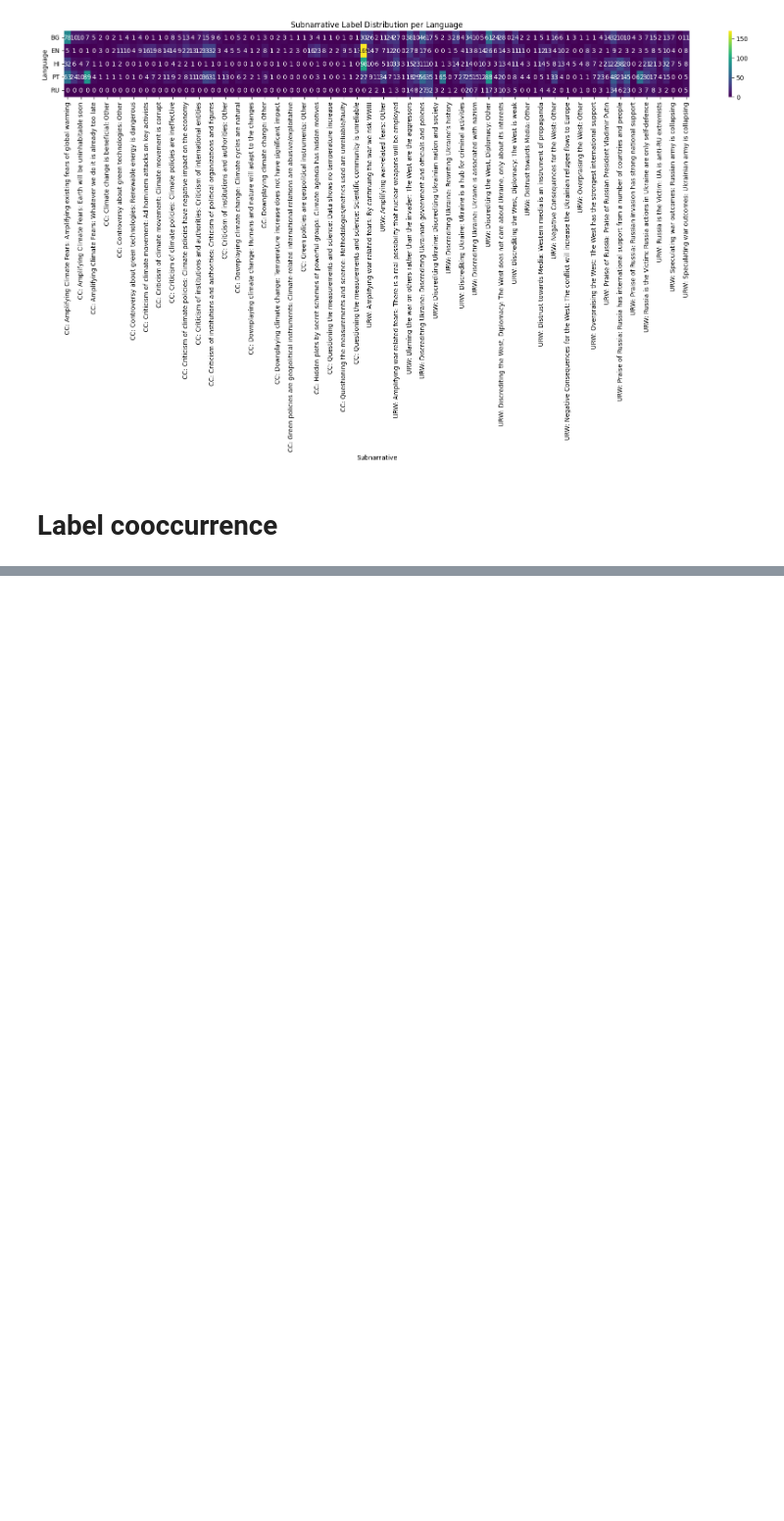
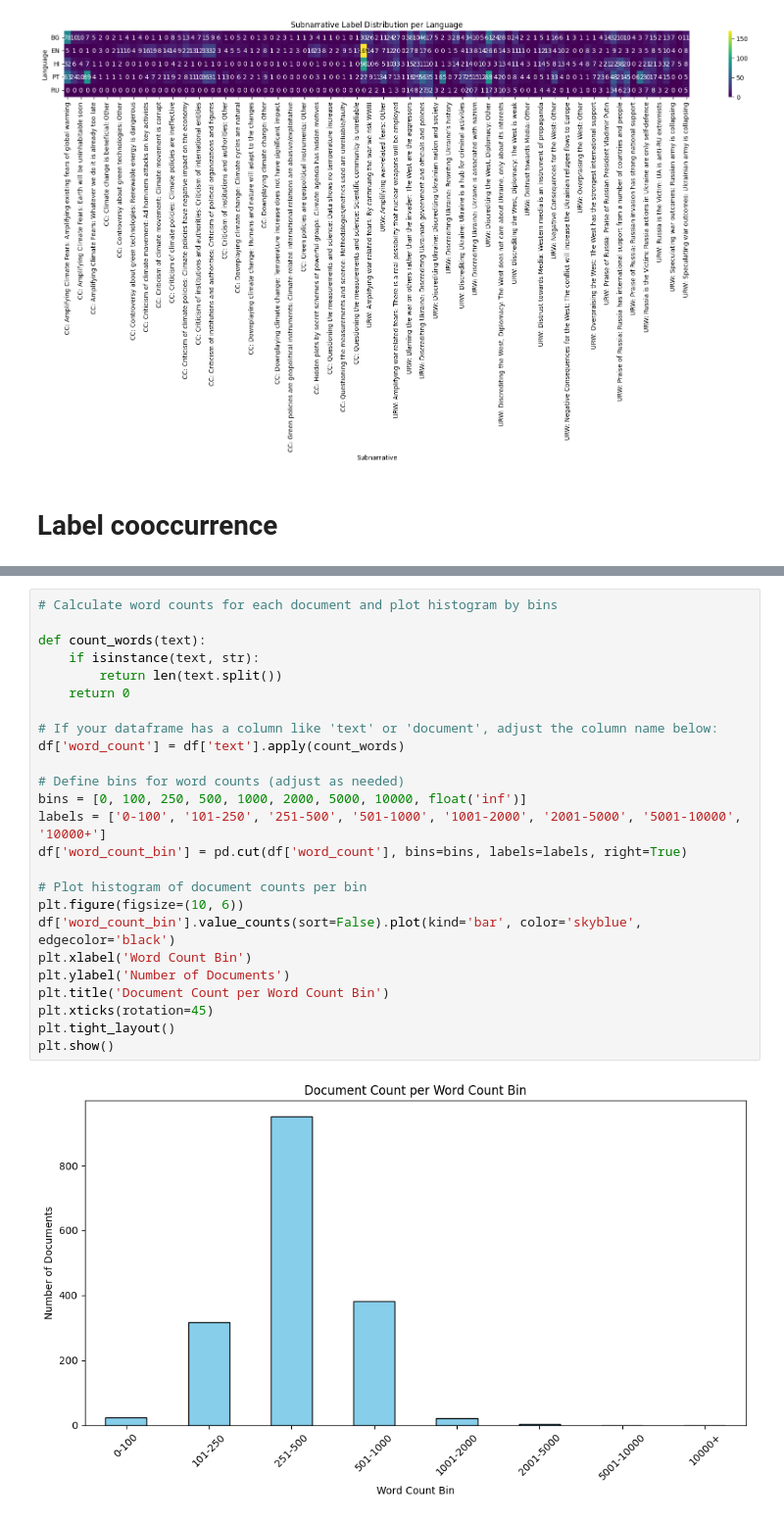
Before and after one commit to NourJadiri/hybrid-text-classification, a Jupyter notebook: notebooks/02_data_visualisation.ipynb, the cells around one changed output, grey strips where cells are left out. Shown at 98% size. Saved outputs shown, nothing was run; the diff lists cells and outputs as text; blank space fills up the shorter version.

```diff
--- a/notebooks/02_data_visualisation.ipynb
+++ b/notebooks/02_data_visualisation.ipynb
@@ -238,0 +238,27 @@ plt.show()
+# %%
+# Calculate word counts for each document and plot histogram by bins
+
+def count_words(text):
+    if isinstance(text, str):
+        return len(text.split())
+    return 0
+
+# If your dataframe has a column like 'text' or 'document', adjust the column name below:
+df['word_count'] = df['text'].apply(count_words)
+
+# Define bins for word counts (adjust as needed)
+bins = [0, 100, 250, 500, 1000, 2000, 5000, 10000, float('inf')]
+labels = ['0-100', '101-250', '251-500', '501-1000', '1001-2000', '2001-5000', '5001-10000', '10000+']
+df['word_count_bin'] = pd.cut(df['word_count'], bins=bins, labels=labels, right=True)
+
+# Plot histogram of document counts per bin
+plt.figure(figsize=(10, 6))
+df['word_count_bin'].value_counts(sort=False).plot(kind='bar', color='skyblue', edgecolor='black')
+plt.xlabel('Word Count Bin')
+plt.ylabel('Number of Documents')
+plt.title('Document Count per Word Count Bin')
+plt.xticks(rotation=45)
+plt.tight_layout()
+plt.show()
+# %% [output]
+[figure, added]
```
Also changed, not shown: parts of 3 cells of this notebook, 2 other files.
